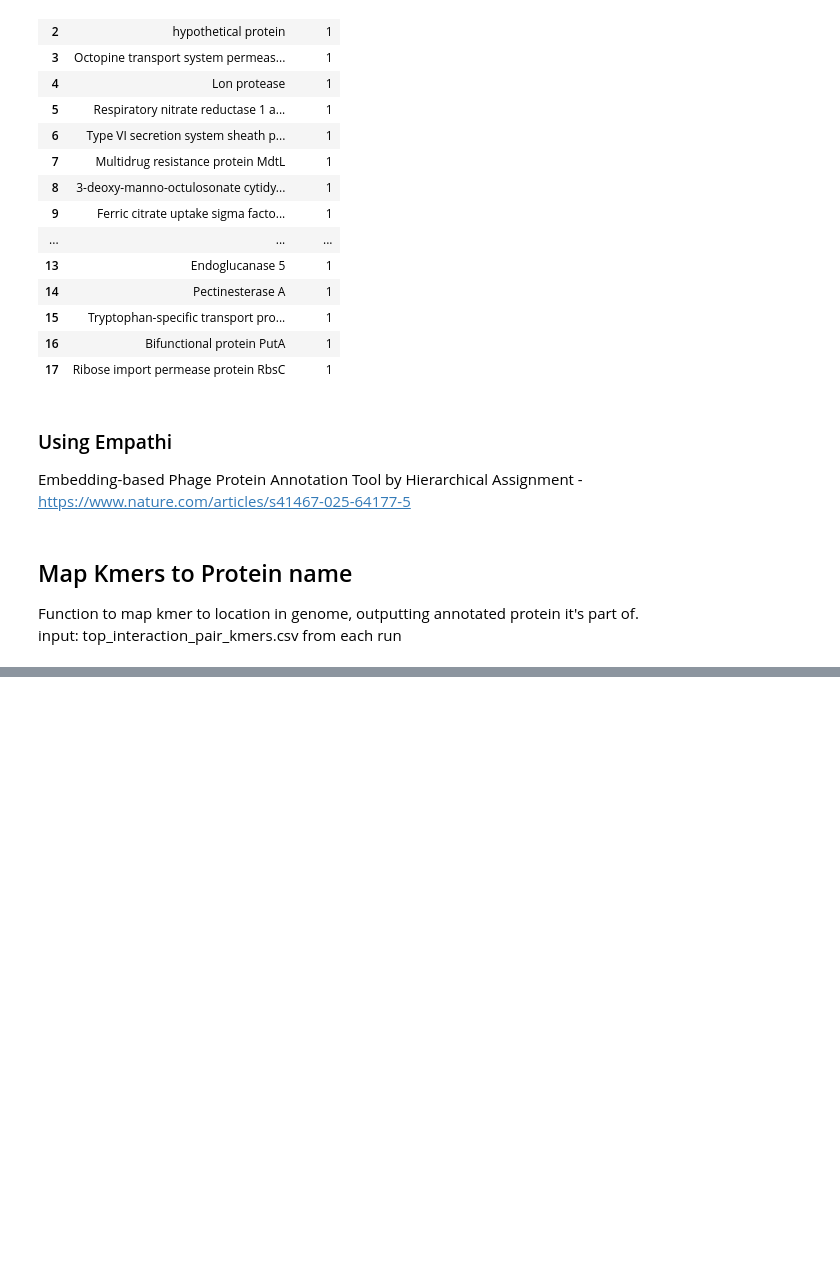
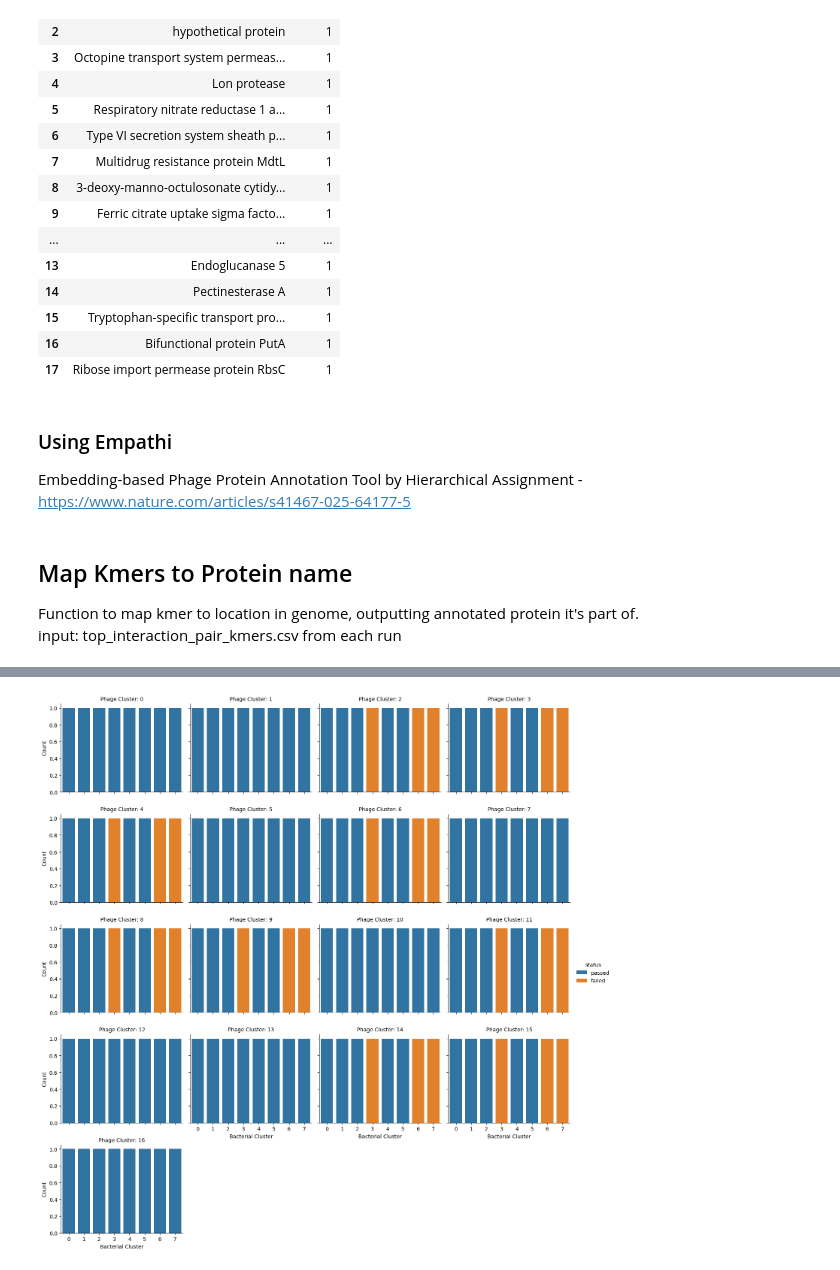
Before and after one commit to azzy72/PredictPhagePPI, a Jupyter notebook: notebooks/FFNN_outer_dev.ipynb, the cells around one changed output, grey strips where cells are left out. Cells and saved outputs as stored; diff of their text form; code cells hidden in the pictures; blank space fills up the shorter version.

```diff
--- a/notebooks/FFNN_outer_dev.ipynb
+++ b/notebooks/FFNN_outer_dev.ipynb
@@ -258,0 +379,10 @@ input: top_interaction_pair_kmers.csv from each run
+# %%
+g = sns.catplot(
+    data=df, x="b_value", hue="status", col="p_value",
+    kind="count", col_wrap=4, height=3, aspect=1.2
+)
+g.set_axis_labels("Bacterial Cluster", "Count")
+g.set_titles("Phage Cluster: {col_name}")
+plt.show()
+# %% [output]
+[figure, added]
```
Also changed, not shown: parts of 6 cells of this notebook, 5 other files.
